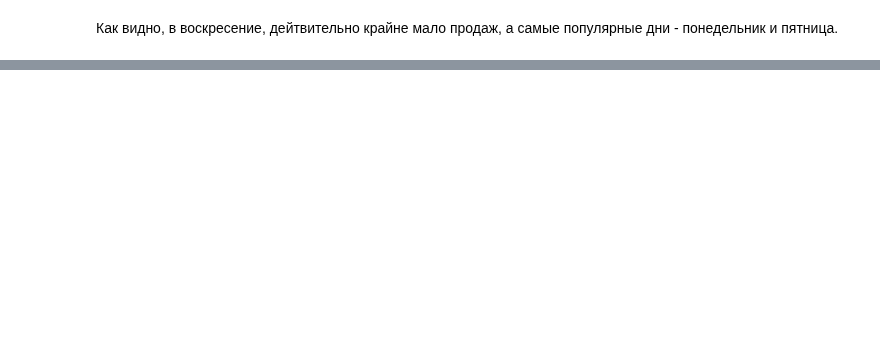
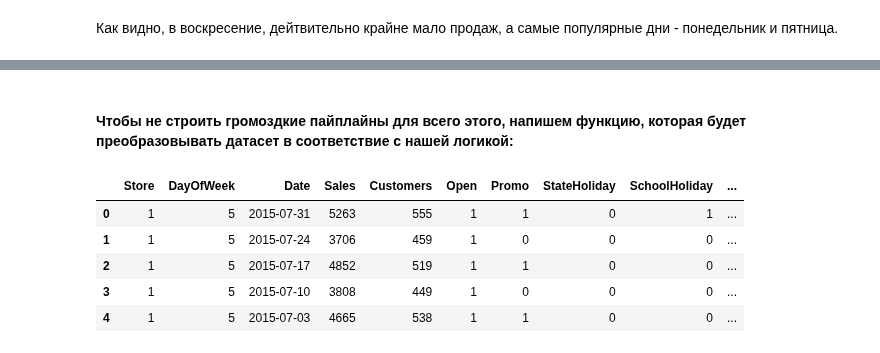
Before and after one commit to AndrewLrrr/otus-big-data, a Jupyter notebook: hw11/homework.ipynb, the cells around one changed output, grey strips where cells are left out. Cells and saved outputs as stored; diff of their text form; code cells hidden in the pictures; blank space fills up the shorter version.

```diff
--- a/hw11/homework.ipynb
+++ b/hw11/homework.ipynb
@@ -78,5 +78,3 @@ test_df.fillna(0, inplace=True)
-# %%
-store_df.fillna(0, inplace=True)
 # %% [markdown]
 #### Соединим таблицы и опишем данные:
 # %%
@@ -204,0 +323,18 @@ for k, v in days.items():
+# %% [markdown]
+#### Чтобы не строить громоздкие пайплайны для всего этого, напишем функцию, которая будет преобразовывать датасет в соответствие с нашей логикой:
+# %%
+train_store_df = train_store_df[train_store_df['Sales'] > 0]
+# %%
+mean_customers = train_store_df.groupby(['Store', 'DayOfWeek'])['Customers'].agg('mean').reset_index()
+mean_customers = mean_customers.rename(columns={'Customers': 'MeanCustomers'})
+# %%
+train_store_df = train_store_df.merge(mean_customers, how='inner', on=['Store', 'DayOfWeek'])
+# %%
+train_store_df.head(5)
+# %% [output]
+|  | Store | DayOfWeek | Date | Sales | Customers | Open | Promo | StateHoliday | SchoolHoliday | ... |
+| 0 | 1 | 5 | 2015-07-31 | 5263 | 555 | 1 | 1 | 0 | 1 | ... |
+| 1 | 1 | 5 | 2015-07-24 | 3706 | 459 | 1 | 0 | 0 | 0 | ... |
+| 2 | 1 | 5 | 2015-07-17 | 4852 | 519 | 1 | 1 | 0 | 0 | ... |
+| 3 | 1 | 5 | 2015-07-10 | 3808 | 449 | 1 | 0 | 0 | 0 | ... |
+| 4 | 1 | 5 | 2015-07-03 | 4665 | 538 | 1 | 1 | 0 | 0 | ... |
```
Also changed, not shown: parts of 91 cells of this notebook, 5 other files.
